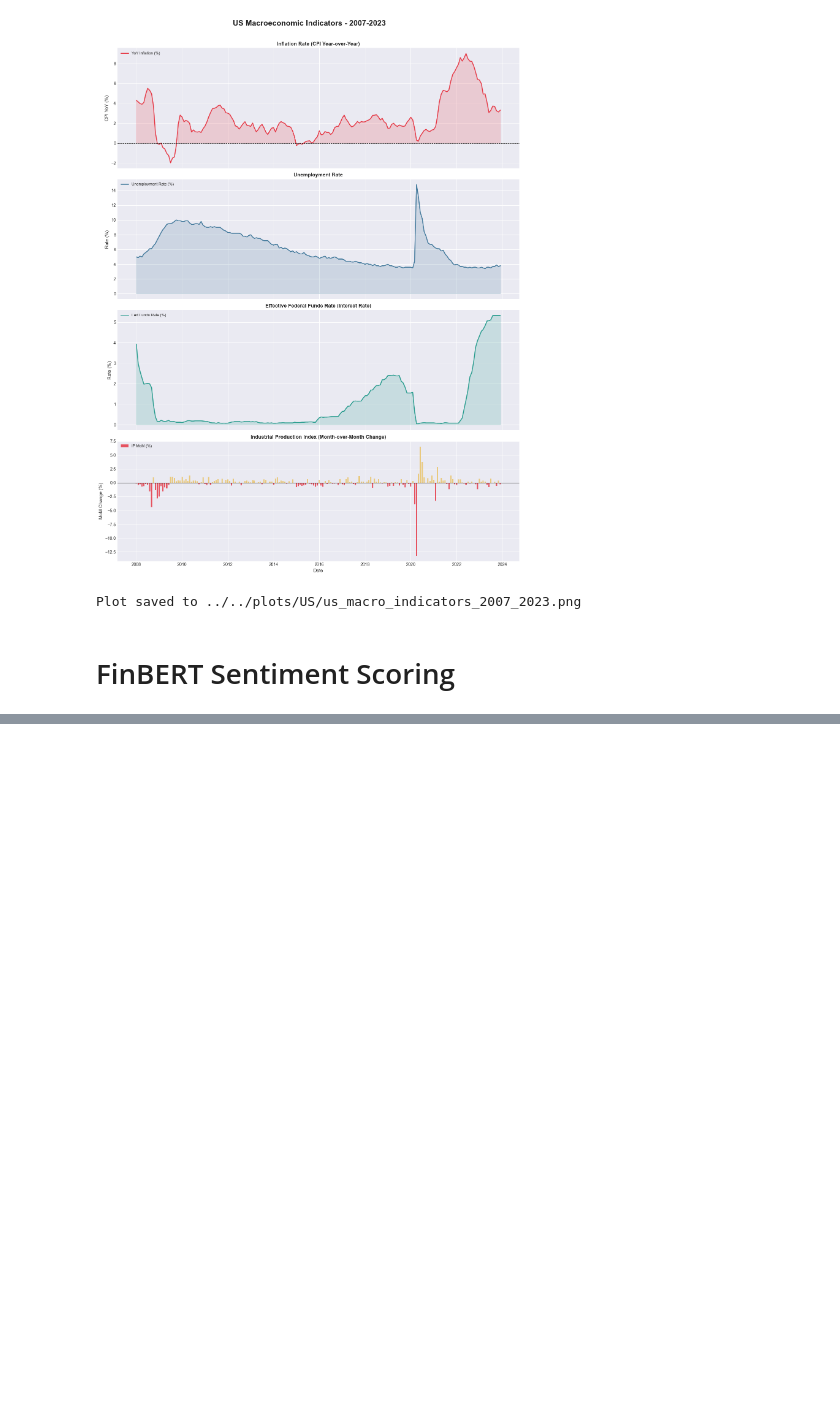
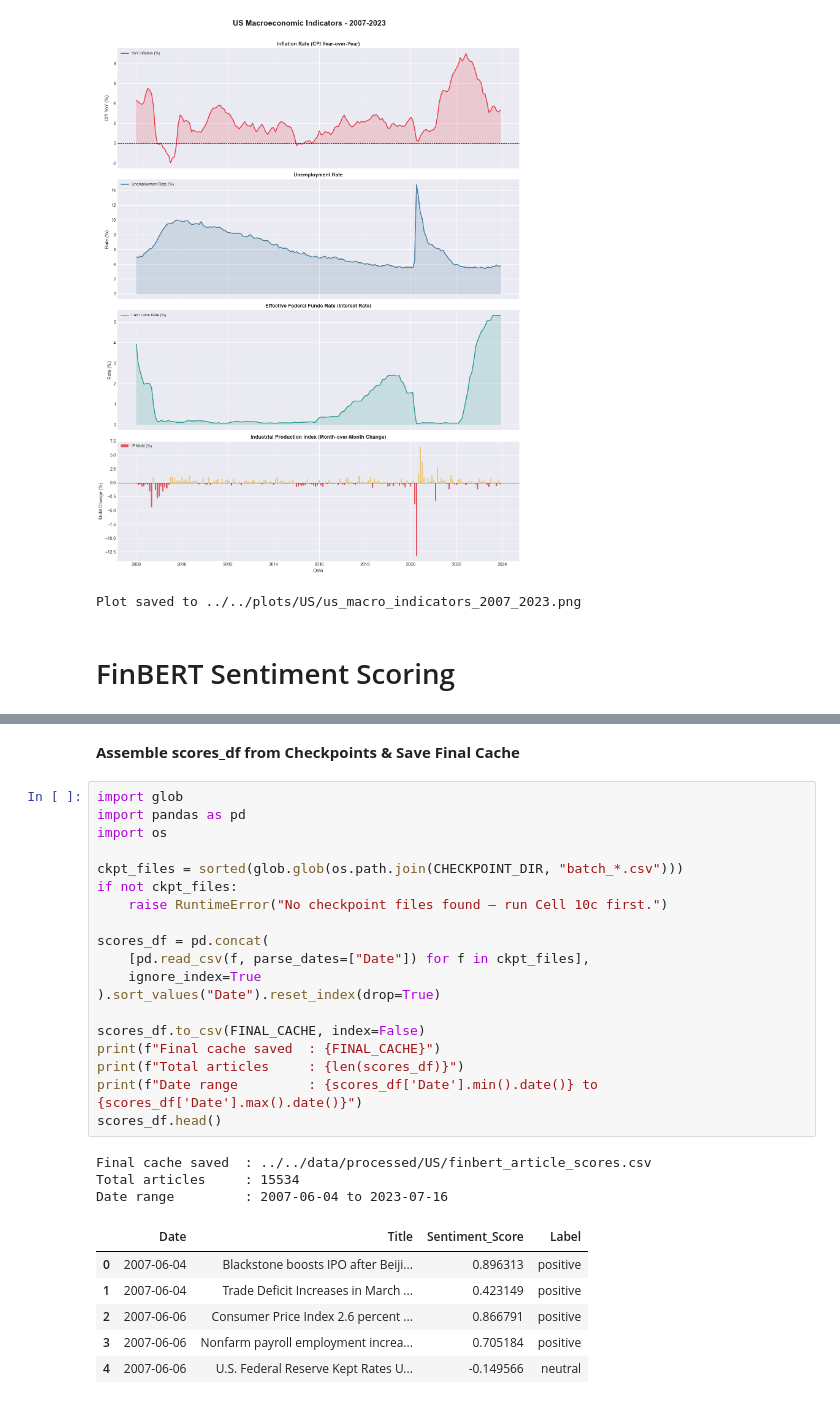
Before and after one commit to zahra-ynp/PML-InflationRegimeForecasting, a Jupyter notebook: notebooks/US/01_Data_Prep.ipynb, the cells around one changed output, grey strips where cells are left out. Cells and saved outputs as stored; diff of their text form; blank space fills up the shorter version.

```diff
--- a/notebooks/US/01_Data_Prep.ipynb
+++ b/notebooks/US/01_Data_Prep.ipynb
@@ -196,0 +320,31 @@ Plot saved to ../../plots/US/us_macro_indicators_2007_2023.png
+# %% [markdown]
+**Assemble scores_df from Checkpoints & Save Final Cache**
+# %%
+import glob
+import pandas as pd
+import os
+
+ckpt_files = sorted(glob.glob(os.path.join(CHECKPOINT_DIR, "batch_*.csv")))
+if not ckpt_files:
+    raise RuntimeError("No checkpoint files found – run Cell 10c first.")
+
+scores_df = pd.concat(
+    [pd.read_csv(f, parse_dates=["Date"]) for f in ckpt_files],
+    ignore_index=True
+).sort_values("Date").reset_index(drop=True)
+
+scores_df.to_csv(FINAL_CACHE, index=False)
+print(f"Final cache saved  : {FINAL_CACHE}")
+print(f"Total articles     : {len(scores_df)}")
+print(f"Date range         : {scores_df['Date'].min().date()} to {scores_df['Date'].max().date()}")
+scores_df.head()
+# %% [output]
+Final cache saved  : ../../data/processed/US/finbert_article_scores.csv
+Total articles     : 15534
+Date range         : 2007-06-04 to 2023-07-16
+|  | Date | Title | Sentiment_Score | Label |
+| 0 | 2007-06-04 | Blackstone boosts IPO after Beiji... | 0.896313 | positive |
+| 1 | 2007-06-04 | Trade Deficit Increases in March ... | 0.423149 | positive |
+| 2 | 2007-06-06 | Consumer Price Index 2.6 percent ... | 0.866791 | positive |
+| 3 | 2007-06-06 | Nonfarm payroll employment increa... | 0.705184 | positive |
+| 4 | 2007-06-06 | U.S. Federal Reserve Kept Rates U... | -0.149566 | neutral |
```
Also changed, not shown: parts of 12 cells of this notebook, 3 other files.
